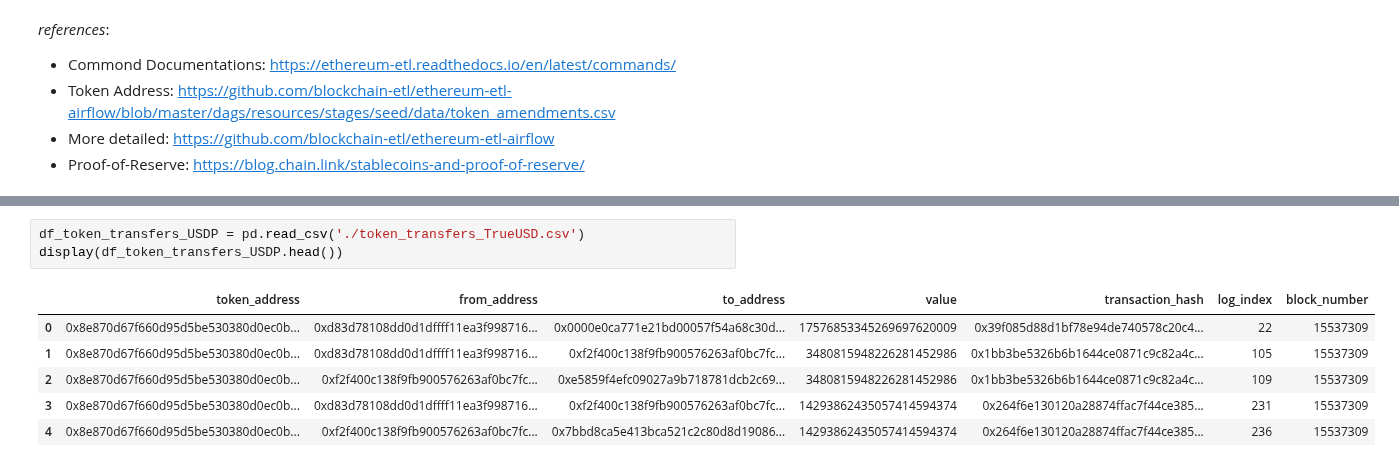
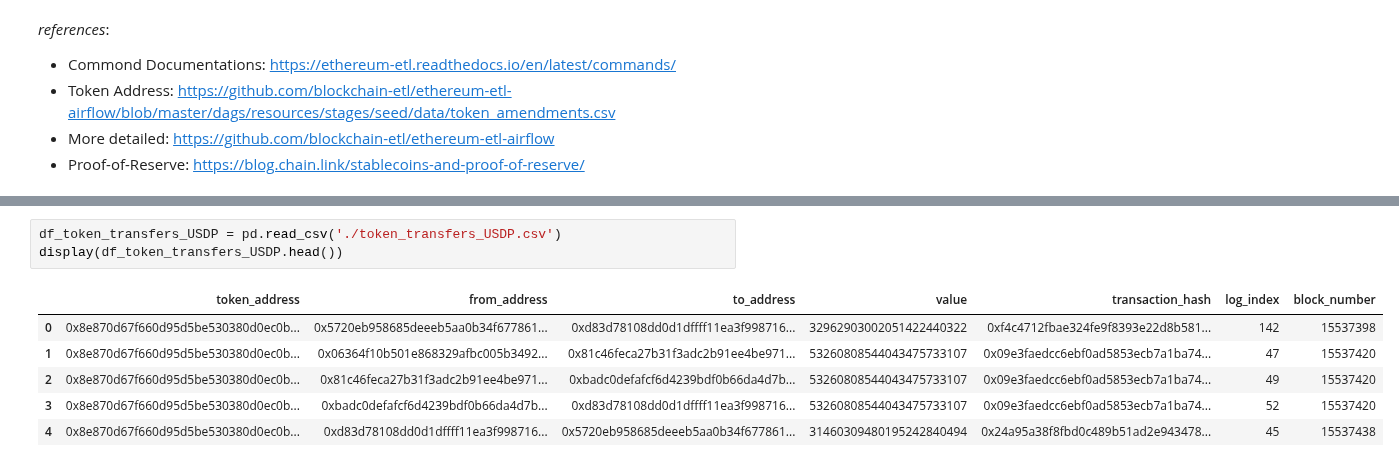
Before and after one commit to sunshineluyao/EthereumETL-Instructions, a Jupyter notebook: Demo_Ethereum_Blockchain_API.ipynb, the cells around one changed output, grey strips where cells are left out. Cells and saved outputs as stored; diff of their text form.

```diff
--- a/Demo_Ethereum_Blockchain_API.ipynb
+++ b/Demo_Ethereum_Blockchain_API.ipynb
@@ -205,10 +217,10 @@ token_address = "0x0000000000085d4780b73119b644ae5ecd22b376" #@param {type:"stri
 # %%
-df_token_transfers_USDP = pd.read_csv('./token_transfers_TrueUSD.csv')
+df_token_transfers_USDP = pd.read_csv('./token_transfers_USDP.csv')
 display(df_token_transfers_USDP.head())
 # %% [output]
 |  | token_address | from_address | to_address | value | transaction_hash | log_index | block_number |
-| 0 | 0x8e870d67f660d95d5be530380d0ec0b... | 0xd83d78108dd0d1dffff11ea3f998716... | 0x0000e0ca771e21bd00057f54a68c30d... | 17576853345269697620009 | 0x39f085d88d1bf78e94de740578c20c4... | 22 | 15537309 |
-| 1 | 0x8e870d67f660d95d5be530380d0ec0b... | 0xd83d78108dd0d1dffff11ea3f998716... | 0xf2f400c138f9fb900576263af0bc7fc... | 3480815948226281452986 | 0x1bb3be5326b6b1644ce0871c9c82a4c... | 105 | 15537309 |
-| 2 | 0x8e870d67f660d95d5be530380d0ec0b... | 0xf2f400c138f9fb900576263af0bc7fc... | 0xe5859f4efc09027a9b718781dcb2c69... | 3480815948226281452986 | 0x1bb3be5326b6b1644ce0871c9c82a4c... | 109 | 15537309 |
-| 3 | 0x8e870d67f660d95d5be530380d0ec0b... | 0xd83d78108dd0d1dffff11ea3f998716... | 0xf2f400c138f9fb900576263af0bc7fc... | 14293862435057414594374 | 0x264f6e130120a28874ffac7f44ce385... | 231 | 15537309 |
-| 4 | 0x8e870d67f660d95d5be530380d0ec0b... | 0xf2f400c138f9fb900576263af0bc7fc... | 0x7bbd8ca5e413bca521c2c80d8d19086... | 14293862435057414594374 | 0x264f6e130120a28874ffac7f44ce385... | 236 | 15537309 |
+| 0 | 0x8e870d67f660d95d5be530380d0ec0b... | 0x5720eb958685deeeb5aa0b34f677861... | 0xd83d78108dd0d1dffff11ea3f998716... | 32962903002051422440322 | 0xf4c4712fbae324fe9f8393e22d8b581... | 142 | 15537398 |
+| 1 | 0x8e870d67f660d95d5be530380d0ec0b... | 0x06364f10b501e868329afbc005b3492... | 0x81c46feca27b31f3adc2b91ee4be971... | 53260808544043475733107 | 0x09e3faedcc6ebf0ad5853ecb7a1ba74... | 47 | 15537420 |
+| 2 | 0x8e870d67f660d95d5be530380d0ec0b... | 0x81c46feca27b31f3adc2b91ee4be971... | 0xbadc0defafcf6d4239bdf0b66da4d7b... | 53260808544043475733107 | 0x09e3faedcc6ebf0ad5853ecb7a1ba74... | 49 | 15537420 |
+| 3 | 0x8e870d67f660d95d5be530380d0ec0b... | 0xbadc0defafcf6d4239bdf0b66da4d7b... | 0xd83d78108dd0d1dffff11ea3f998716... | 53260808544043475733107 | 0x09e3faedcc6ebf0ad5853ecb7a1ba74... | 52 | 15537420 |
+| 4 | 0x8e870d67f660d95d5be530380d0ec0b... | 0xd83d78108dd0d1dffff11ea3f998716... | 0x5720eb958685deeeb5aa0b34f677861... | 31460309480195242840494 | 0x24a95a38f8fbd0c489b51ad2e943478... | 45 | 15537438 |
```
Also changed, not shown: parts of 15 cells of this notebook.
